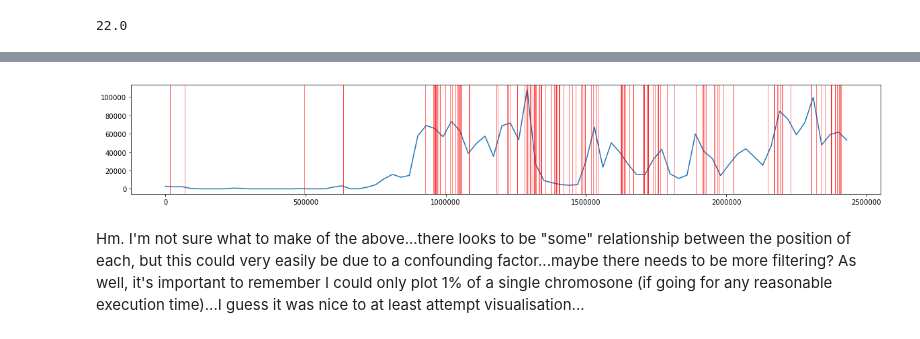
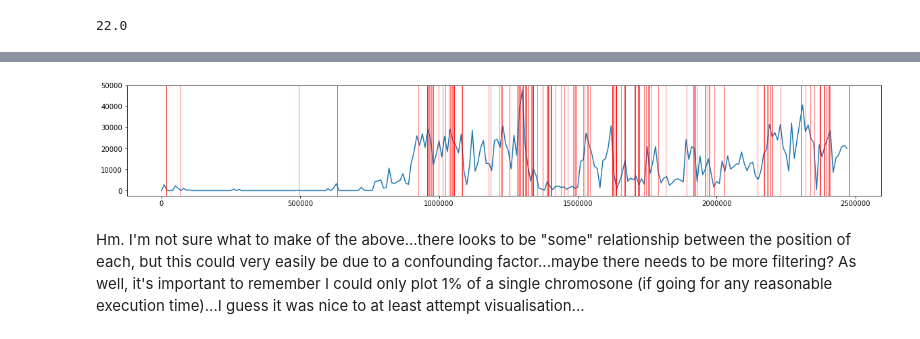
Before and after one commit to wjmn/dsb-bioinformatics-project, a Jupyter notebook: 20170629_secondupdatedworkflow.ipynb, the cells around one changed output, grey strips where cells are left out. Saved outputs shown, nothing was run; the diff lists cells and outputs as text; code cells hidden in the pictures.

```diff
--- a/20170629_secondupdatedworkflow.ipynb
+++ b/20170629_secondupdatedworkflow.ipynb
@@ -348,7 +381,7 @@ marker_pos.max()
 # %% [output]
 22.0
 # %%
-bin_width = 30000
+bin_width = 10000
 
 num_bins = num_pos // bin_width
 max_pos = num_bins * bin_width # There will be clipping at the end
@@ -392,18 +426,18 @@ for point in subset_raw_mutations:
 # %%
 pylab.rcParams['figure.figsize'] = 20, 3
 
-plt.plot(np.arange(82)*30000, binned_markers)
+plt.plot(np.arange(num_bins)*bin_width, binned_markers)
 
 subset_raw_mutations = raw_mutations[:, 0][raw_mutations[:, 0] <= max_pos]
 for point in subset_raw_mutations:
     plt.axvline(x=point, color="red", linewidth=0.5)
 
 plt.xlabel = "Position in Chromosome 1, in 30kb Bins"
 plt.ylabel = "gammaH2AX Count"
 plt.title = "1% of Chromosome 1, Density of gammaH2AX Jurkat with bins = 30kb; Mutation Location as vlines"
-plt.ti
+plt.
 # %% [output]
-[figure, old version]
+[figure, new version]
 # %% [markdown]
 Hm. I'm not sure what to make of the above...there looks to be "some" relationship between the position of each, but this could very easily be due to a confounding factor...maybe there needs to be more filtering? As well, it's important to remember I could only plot 1% of a single chromosone (if going for any reasonable execution time)...I guess it was nice to at least attempt visualisation...
 # %% [markdown]
```
Also changed, not shown: parts of 5 cells of this notebook.
